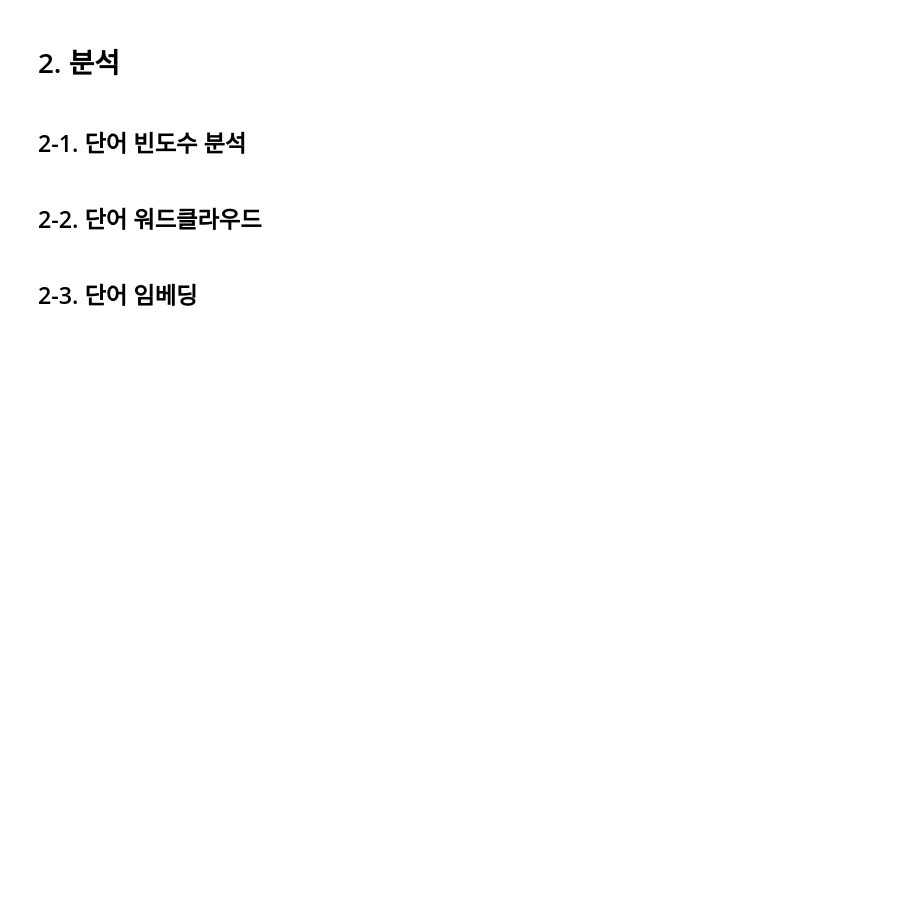
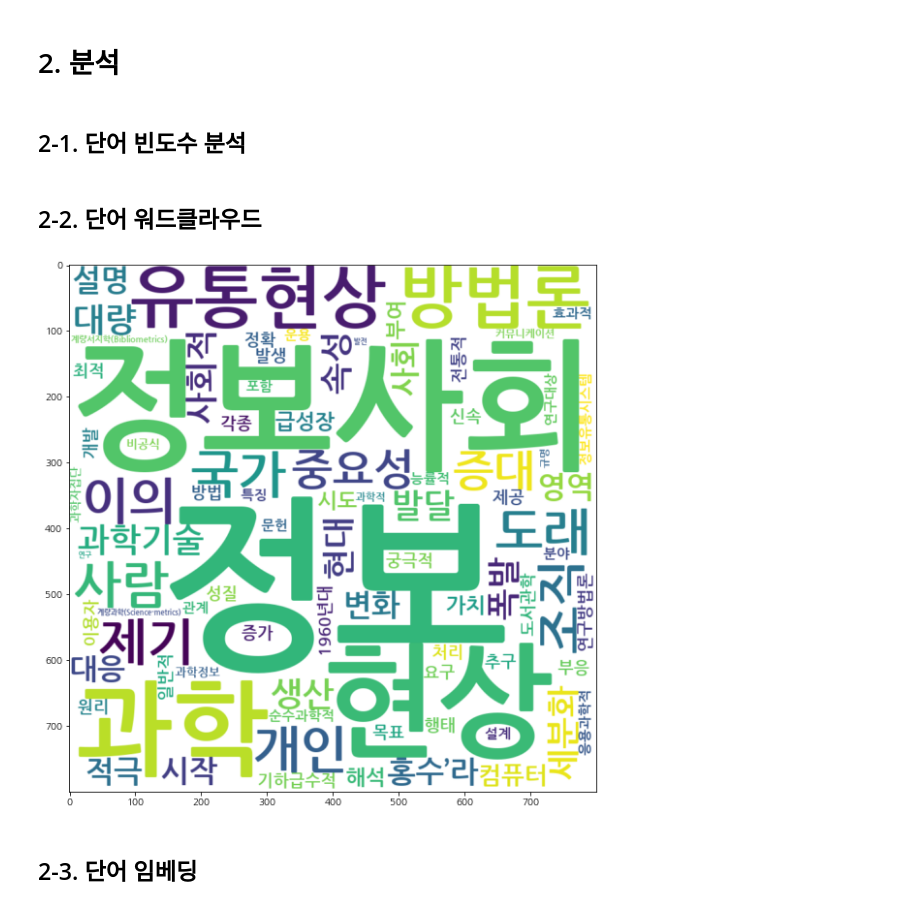
Before and after one commit to An-JIeun/portfolio, a Jupyter notebook: 텍스트마이닝_수업/textmining_study.ipynb, the cells around one changed output. Cells and saved outputs as stored; diff of their text form; code cells hidden in the pictures; blank space fills up the shorter version.

```diff
--- a/텍스트마이닝_수업/textmining_study.ipynb
+++ b/텍스트마이닝_수업/textmining_study.ipynb
@@ -132,2 +163,20 @@ vis_cnt(set2)
+# %%
+wordcloud = WordCloud(
+    font_path = font_path,
+    width = 800,
+    height = 800,
+    background_color = "white"
+)
+# %%
+set3 = remove_stopword_to_li(set1, ko_stopwords)
+count = Counter(set3)
+
+wordcloud = wordcloud.generate_from_frequencies(count)
+array = wordcloud.to_array()
+fig = plt.figure(figsize = (10, 10))
+plt.imshow(wordcloud, interpolation='bilinear')
+plt.show()
+# %% [output]
+[figure, added]
 # %% [markdown]
 ## 2-3. 단어 임베딩
```
Also changed, not shown: parts of 5 cells of this notebook.
